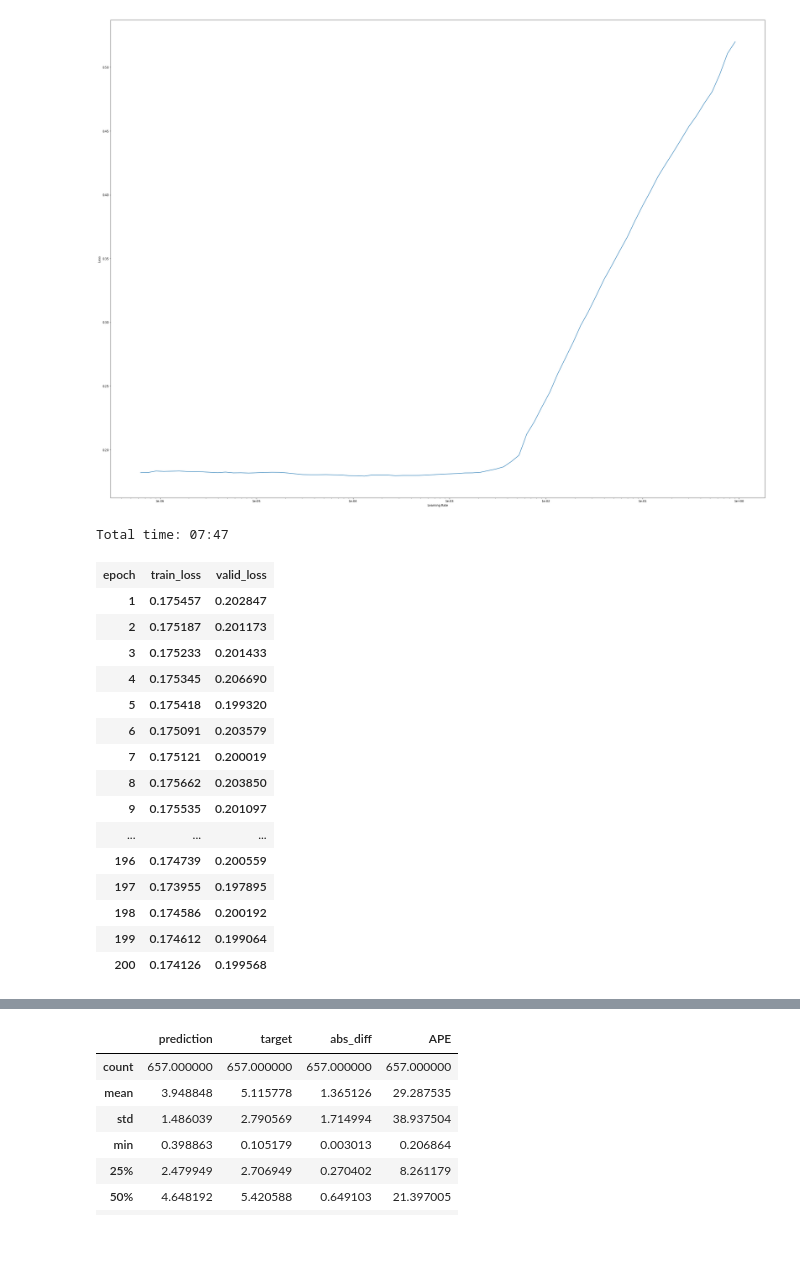
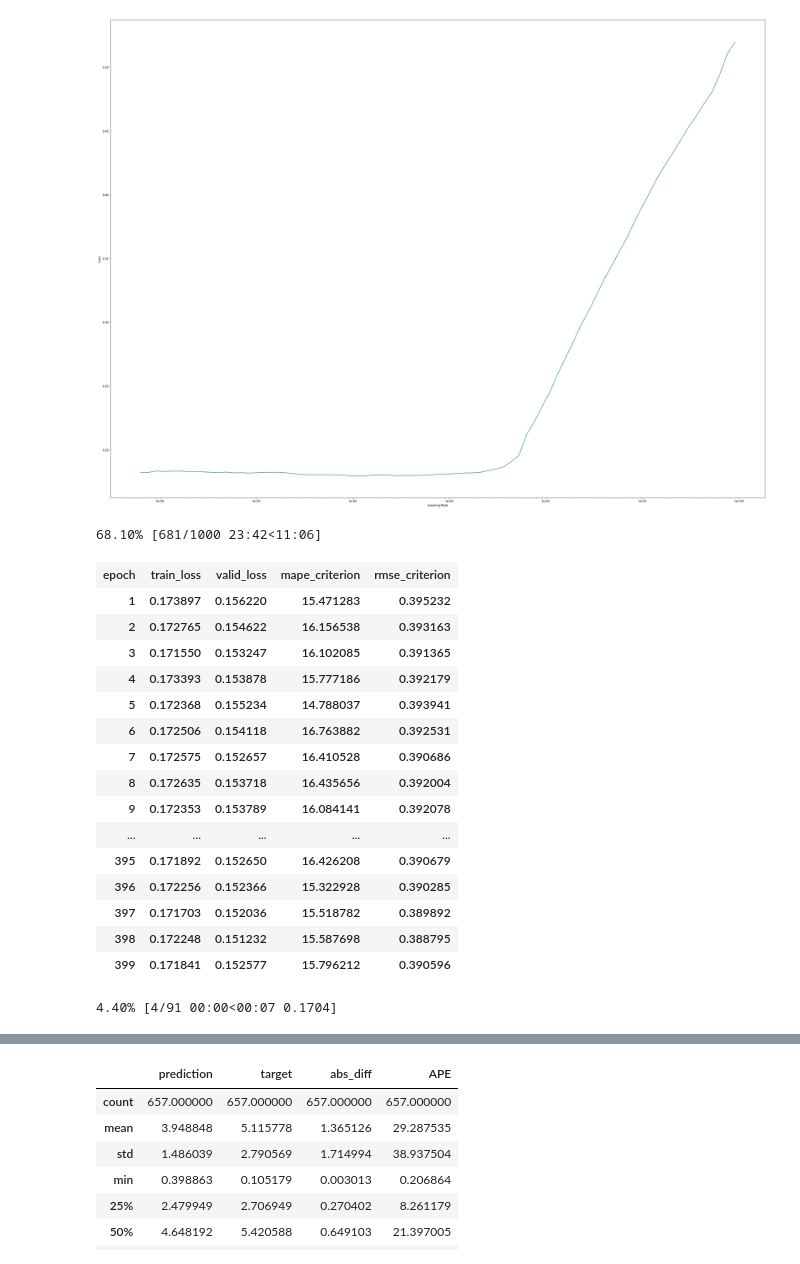
Before and after one commit to hennimohammed/speedup_model, a Jupyter notebook: speedup_adam_batch_norm_True_MSE_nlayers_5_log_True.ipynb, the cells around one changed output, grey strips where cells are left out. Cells and saved outputs as stored; diff of their text form; code cells hidden in the pictures.

```diff
--- a/speedup_adam_batch_norm_True_MSE_nlayers_5_log_True.ipynb
+++ b/speedup_adam_batch_norm_True_MSE_nlayers_5_log_True.ipynb
@@ -28,25 +29,25 @@ l.recorder.plot()
 # %%
 lr = 1e-05
 # %%
-l.model.train()
-l.fit_one_cycle(200, lr)
+l.fit_one_cycle(1000, lr)
 # %% [output]
-Total time: 07:47
+68.10% [681/1000 23:42<11:06]
-| epoch | train_loss | valid_loss |
-| 1 | 0.175457 | 0.202847 |
-| 2 | 0.175187 | 0.201173 |
-| 3 | 0.175233 | 0.201433 |
-| 4 | 0.175345 | 0.206690 |
-| 5 | 0.175418 | 0.199320 |
-| 6 | 0.175091 | 0.203579 |
-| 7 | 0.175121 | 0.200019 |
-| 8 | 0.175662 | 0.203850 |
-| 9 | 0.175535 | 0.201097 |
-| ... | ... | ... |
-| 196 | 0.174739 | 0.200559 |
-| 197 | 0.173955 | 0.197895 |
-| 198 | 0.174586 | 0.200192 |
-| 199 | 0.174612 | 0.199064 |
-| 200 | 0.174126 | 0.199568 |
+| epoch | train_loss | valid_loss | mape_criterion | rmse_criterion |
+| 1 | 0.173897 | 0.156220 | 15.471283 | 0.395232 |
+| 2 | 0.172765 | 0.154622 | 16.156538 | 0.393163 |
+| 3 | 0.171550 | 0.153247 | 16.102085 | 0.391365 |
+| 4 | 0.173393 | 0.153878 | 15.777186 | 0.392179 |
+| 5 | 0.172368 | 0.155234 | 14.788037 | 0.393941 |
+| 6 | 0.172506 | 0.154118 | 16.763882 | 0.392531 |
+| 7 | 0.172575 | 0.152657 | 16.410528 | 0.390686 |
+| 8 | 0.172635 | 0.153718 | 16.435656 | 0.392004 |
+| 9 | 0.172353 | 0.153789 | 16.084141 | 0.392078 |
+| ... | ... | ... | ... | ... |
+| 395 | 0.171892 | 0.152650 | 16.426208 | 0.390679 |
+| 396 | 0.172256 | 0.152366 | 15.322928 | 0.390285 |
+| 397 | 0.171703 | 0.152036 | 15.518782 | 0.389892 |
+| 398 | 0.172248 | 0.151232 | 15.587698 | 0.388795 |
+| 399 | 0.171841 | 0.152577 | 15.796212 | 0.390596 |
+4.40% [4/91 00:00<00:07 0.1704]
 # %%
 l.recorder.plot_losses()
```
Also changed, not shown: parts of 5 cells of this notebook, 8 other files.
